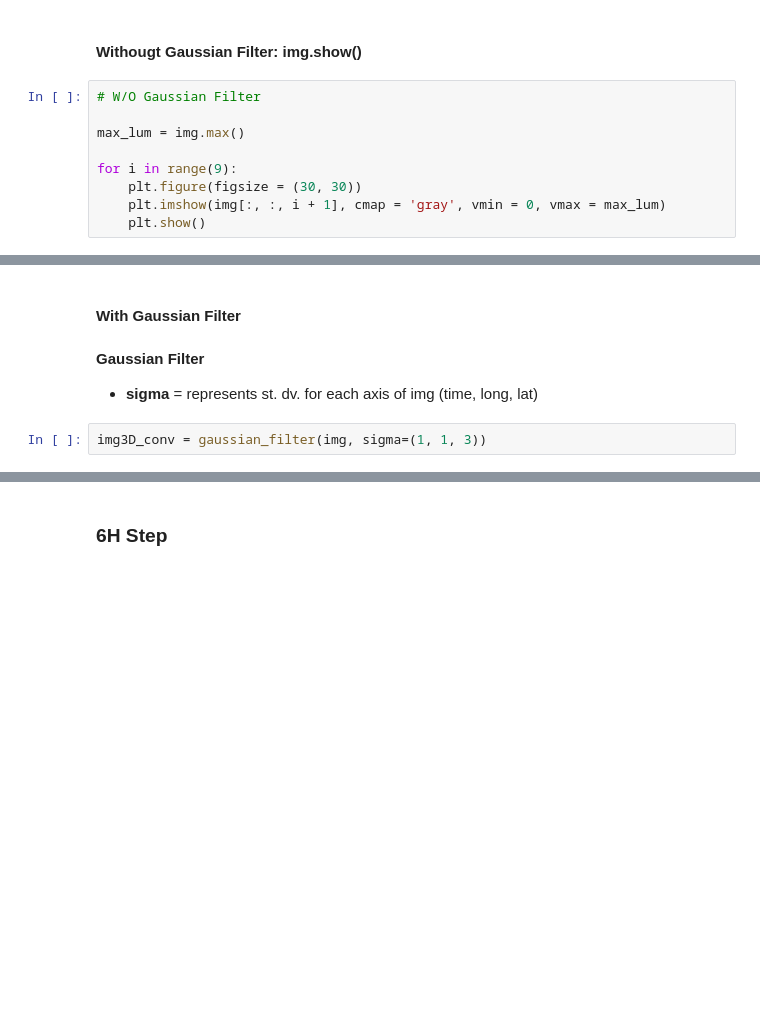
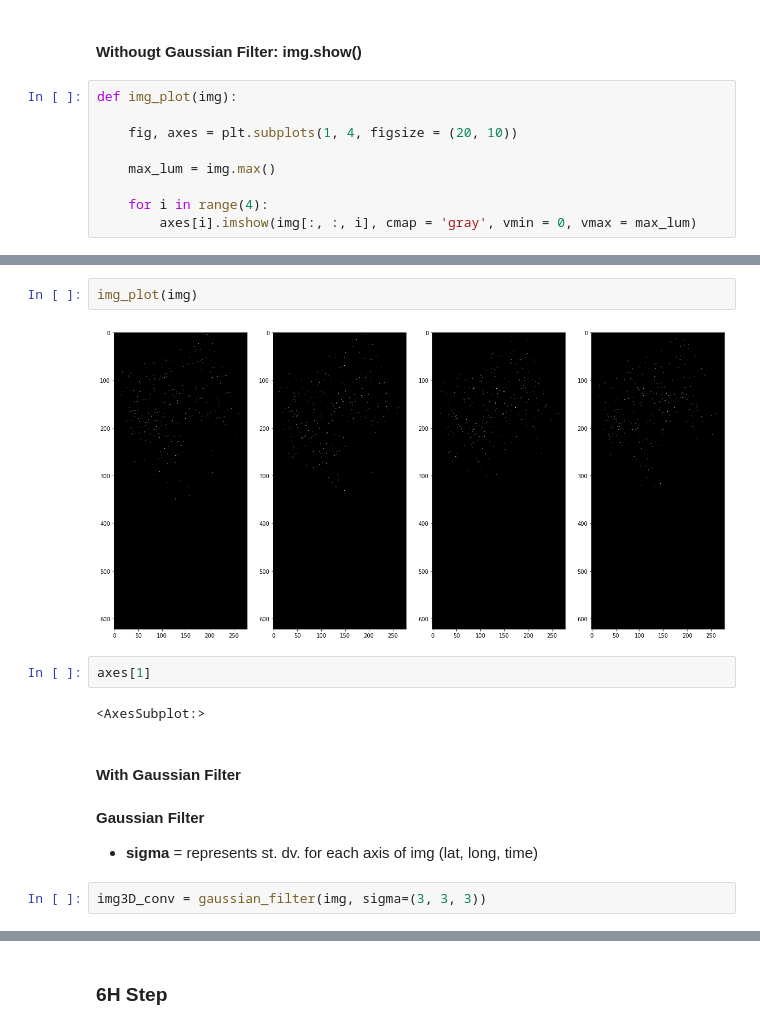
Before and after one commit to candiesforlife/minority_report, a Jupyter notebook: notebooks/Alice_Gaussian_Kernel_Test.ipynb, the cells around one changed output, grey strips where cells are left out. Saved outputs shown, nothing was run; the diff lists cells and outputs as text; blank space fills up the shorter version.

```diff
--- a/notebooks/Alice_Gaussian_Kernel_Test.ipynb
+++ b/notebooks/Alice_Gaussian_Kernel_Test.ipynb
@@ -163,11 +166,11 @@ plt.imshow(img[:,:,8], cmap='gray');
 # %% [markdown]
 #### Withougt Gaussian Filter: img.show()
 # %%
-# W/O Gaussian Filter
+def img_plot(img):
 
-max_lum = img.max()
+    fig, axes = plt.subplots(1, 4, figsize = (20, 10))
 
-for i in range(9):
-    plt.figure(figsize = (30, 30))
-    plt.imshow(img[:, :, i + 1], cmap = 'gray', vmin = 0, vmax = max_lum)
-    plt.show()
+    max_lum = img.max()
+
+    for i in range(4):
+        axes[i].imshow(img[:, :, i], cmap = 'gray', vmin = 0, vmax = max_lum)
@@ -184,8 +177,16 @@ for i in range(9):
+# %%
+img_plot(img)
+# %% [output]
+[figure, added]
+# %%
+axes[1]
+# %% [output]
+<AxesSubplot:>
 # %% [markdown]
 #### With Gaussian Filter
 # %% [markdown]
 **Gaussian Filter**
 
-- **sigma** = represents st. dv. for each axis of img (time, long, lat)
+- **sigma** = represents st. dv. for each axis of img (lat, long, time)
 # %%
-img3D_conv = gaussian_filter(img, sigma=(1, 1, 3))
+img3D_conv = gaussian_filter(img, sigma=(3, 3, 3))
```
Also changed, not shown: parts of 15 cells of this notebook.
